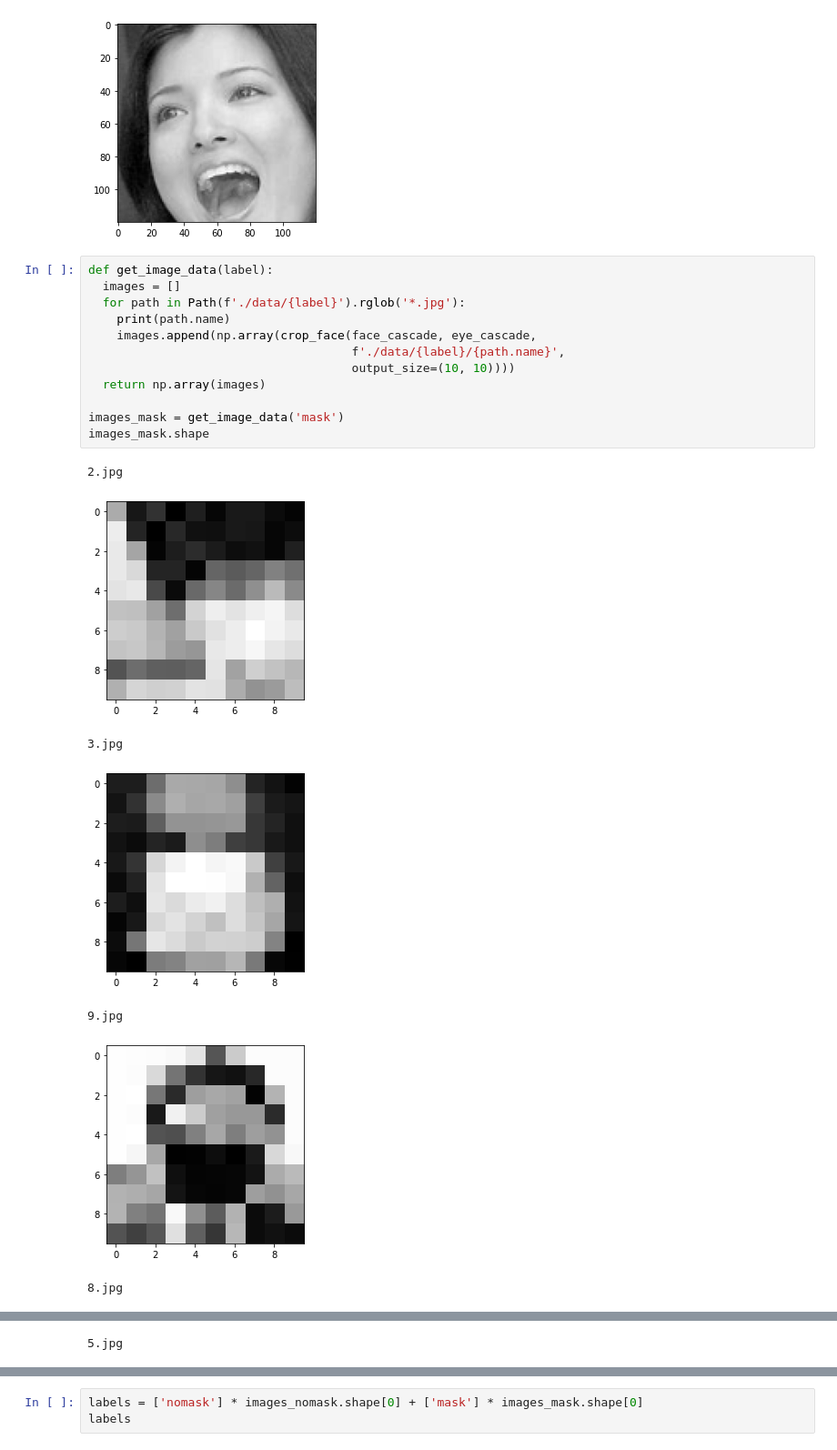
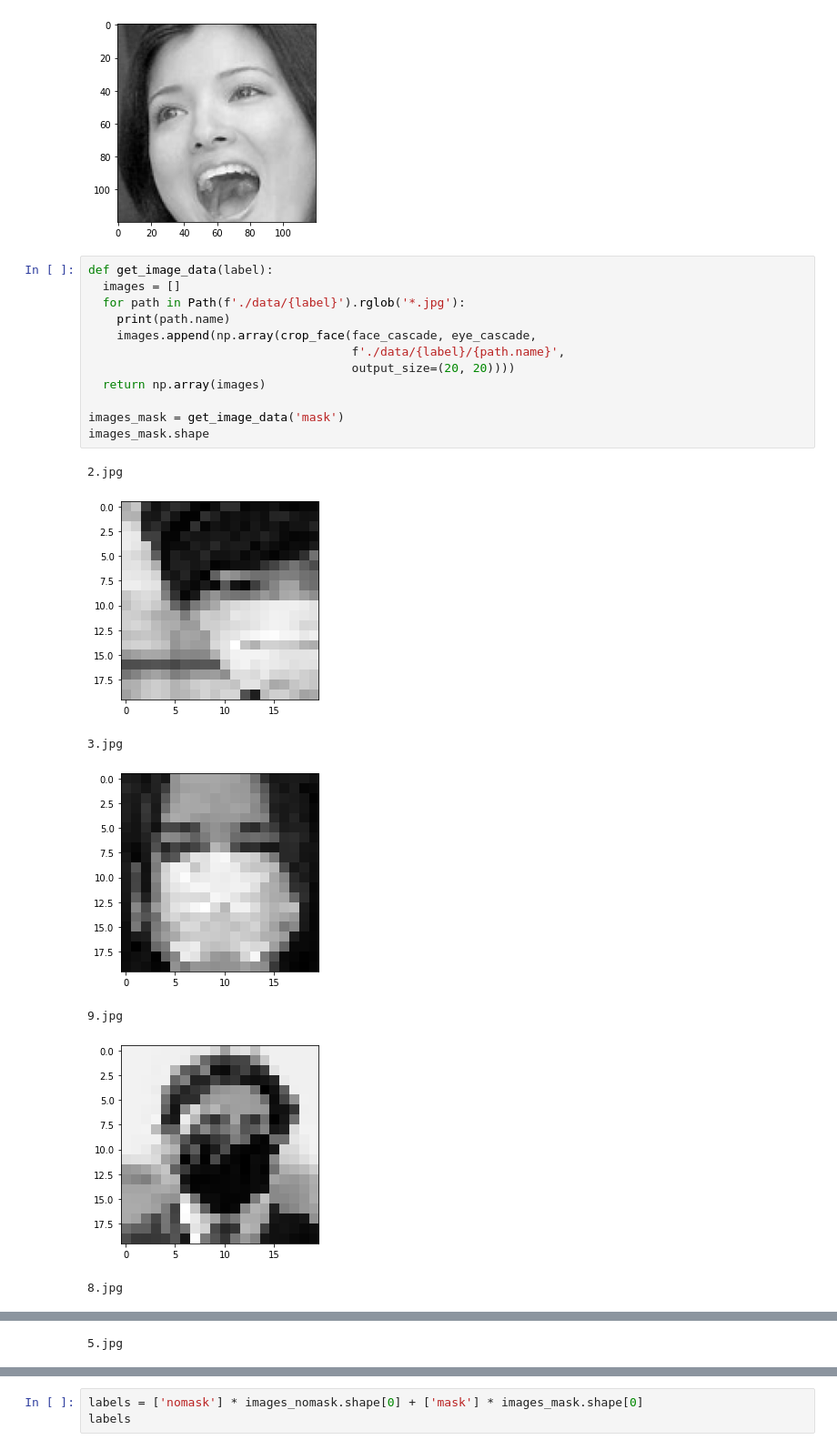
Before and after one commit to lisaong/stackup-workshops, a Jupyter notebook: mask-or-not/mask_or_not.ipynb, the cells around one changed output, grey strips where cells are left out. Shown at 91% size. Drawn from its saved outputs; the diff is of its cells as text.

```diff
--- a/mask-or-not/mask_or_not.ipynb
+++ b/mask-or-not/mask_or_not.ipynb
@@ -108,20 +108,20 @@ crop_face(face_cascade, eye_cascade, './data/no_mask/1.jpg');
 # %%
 def get_image_data(label):
   images = []
   for path in Path(f'./data/{label}').rglob('*.jpg'):
     print(path.name)
     images.append(np.array(crop_face(face_cascade, eye_cascade,
                                      f'./data/{label}/{path.name}',
-                                     output_size=(10, 10))))
+                                     output_size=(20, 20))))
   return np.array(images)
 
 images_mask = get_image_data('mask')
 images_mask.shape
 # %% [output]
 2.jpg
-[figure, old version]
+[figure, new version]
 3.jpg
-[figure, old version]
+[figure, new version]
 9.jpg
-[figure, old version]
+[figure, new version]
 8.jpg
```
Also changed, not shown: parts of 28 cells of this notebook.
